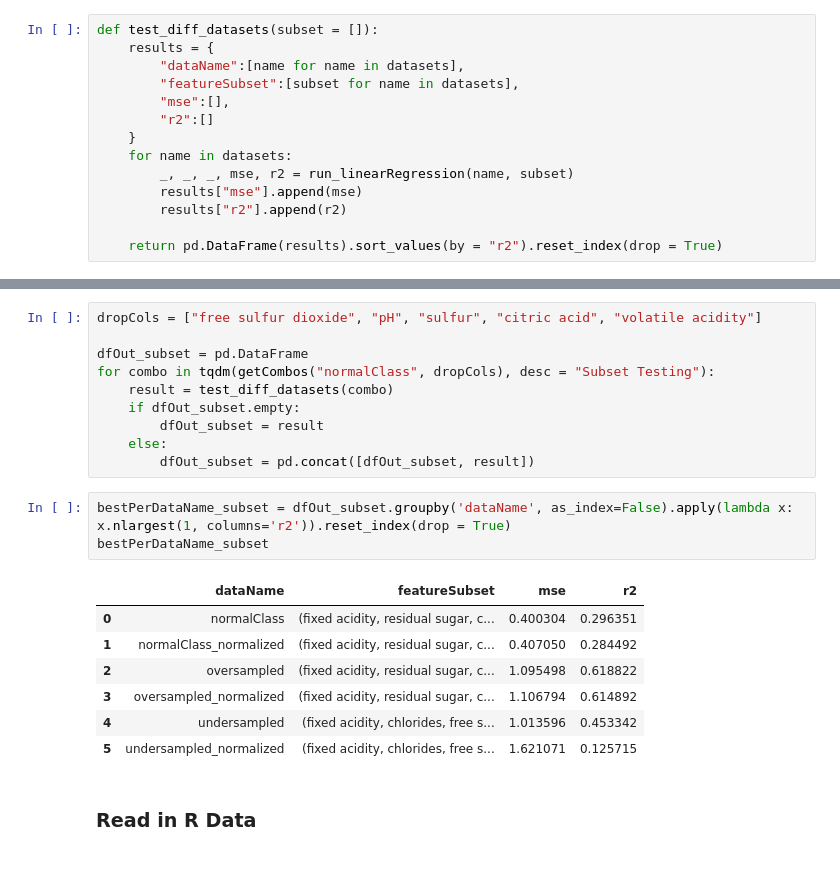
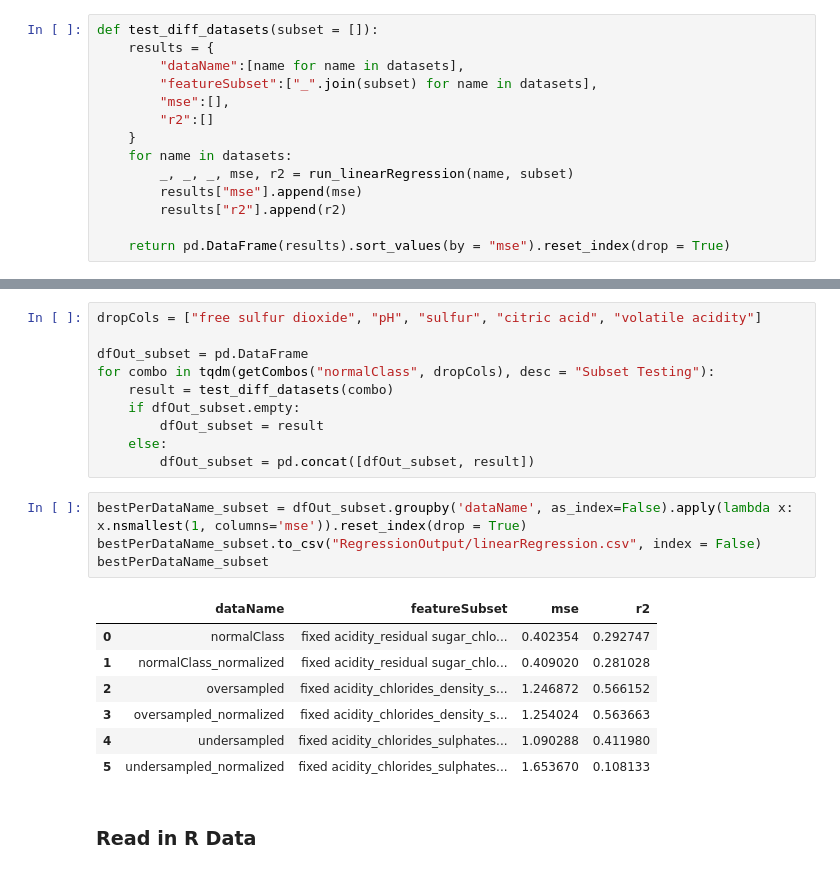
Before and after one commit to rpi11/DSAN5300-final_project, a Jupyter notebook: Regression.ipynb, the cells around one changed output, grey strips where cells are left out. Cells and saved outputs as stored; diff of their text form.

Commit message:
Wrapping up regression testing with NN, and added concluding plots

```diff
--- a/Regression.ipynb
+++ b/Regression.ipynb
@@ -51,7 +51,7 @@ def run_linearRegression(dataset_name, subset = []):
 def test_diff_datasets(subset = []):
     results = {
         "dataName":[name for name in datasets],
-        "featureSubset":[subset for name in datasets],
+        "featureSubset":["_".join(subset) for name in datasets],
         "mse":[],
         "r2":[]
     }
@@ -60,7 +60,7 @@ def test_diff_datasets(subset = []):
         results["mse"].append(mse)
         results["r2"].append(r2)
 
-    return pd.DataFrame(results).sort_values(by = "r2").reset_index(drop = True)
+    return pd.DataFrame(results).sort_values(by = "mse").reset_index(drop = True)
 # %%
 def getCombos(dataName, drop = []):
     X_train, _, _, _ = get_subsets(datasets[dataName])
@@ -109,16 +109,17 @@ for combo in tqdm(getCombos("normalClass", dropCols), desc = "Subset Testing"):
     else:
         dfOut_subset = pd.concat([dfOut_subset, result])
 # %%
-bestPerDataName_subset = dfOut_subset.groupby('dataName', as_index=False).apply(lambda x: x.nlargest(1, columns='r2')).reset_index(drop = True)
+bestPerDataName_subset = dfOut_subset.groupby('dataName', as_index=False).apply(lambda x: x.nsmallest(1, columns='mse')).reset_index(drop = True)
+bestPerDataName_subset.to_csv("RegressionOutput/linearRegression.csv", index = False)
 bestPerDataName_subset
 # %% [output]
 |  | dataName | featureSubset | mse | r2 |
-| 0 | normalClass | (fixed acidity, residual sugar, c... | 0.400304 | 0.296351 |
-| 1 | normalClass_normalized | (fixed acidity, residual sugar, c... | 0.407050 | 0.284492 |
-| 2 | oversampled | (fixed acidity, residual sugar, c... | 1.095498 | 0.618822 |
-| 3 | oversampled_normalized | (fixed acidity, residual sugar, c... | 1.106794 | 0.614892 |
-| 4 | undersampled | (fixed acidity, chlorides, free s... | 1.013596 | 0.453342 |
-| 5 | undersampled_normalized | (fixed acidity, chlorides, free s... | 1.621071 | 0.125715 |
+| 0 | normalClass | fixed acidity_residual sugar_chlo... | 0.402354 | 0.292747 |
+| 1 | normalClass_normalized | fixed acidity_residual sugar_chlo... | 0.409020 | 0.281028 |
+| 2 | oversampled | fixed acidity_chlorides_density_s... | 1.246872 | 0.566152 |
+| 3 | oversampled_normalized | fixed acidity_chlorides_density_s... | 1.254024 | 0.563663 |
+| 4 | undersampled | fixed acidity_chlorides_sulphates... | 1.090288 | 0.411980 |
+| 5 | undersampled_normalized | fixed acidity_chlorides_sulphates... | 1.653670 | 0.108133 |
 # %% [markdown]
 ### Read in R Data
 # %%
```
Also changed, not shown: parts of 20 cells of this notebook, 3 other files.
